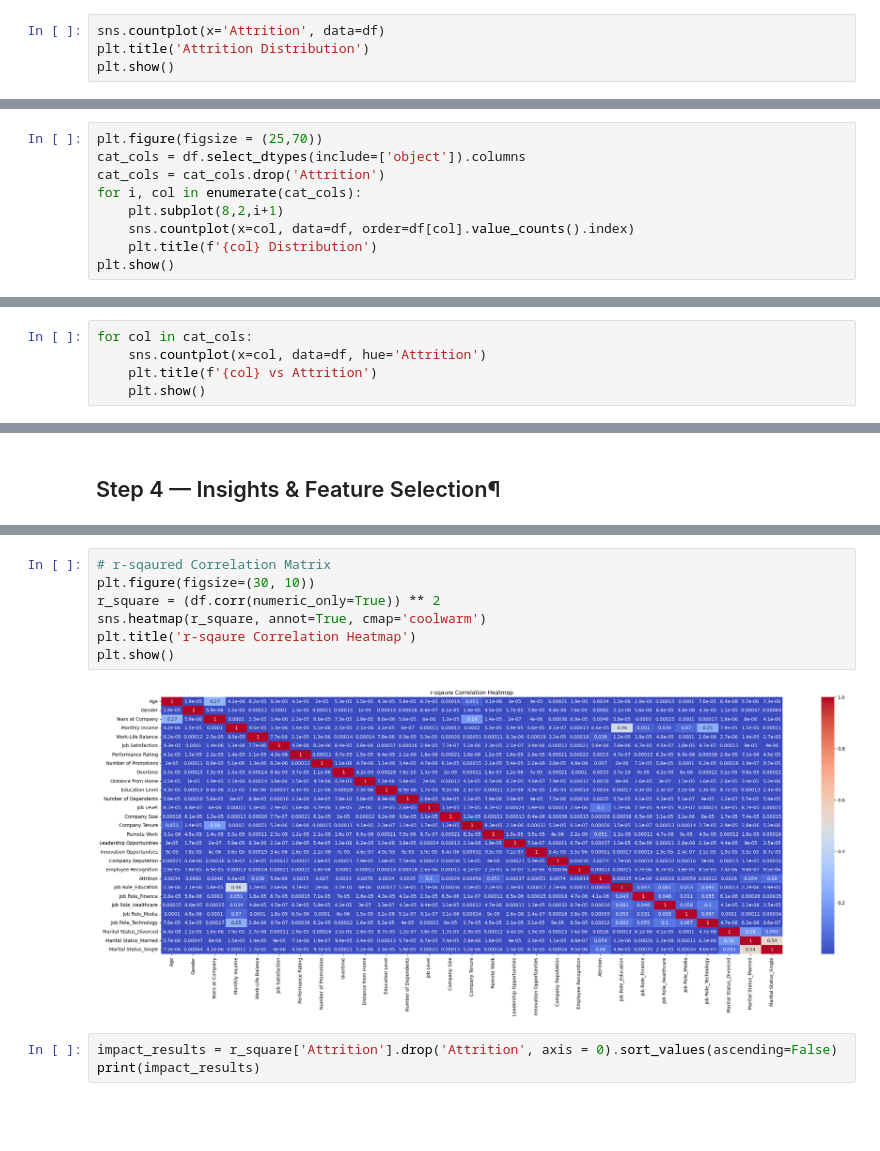
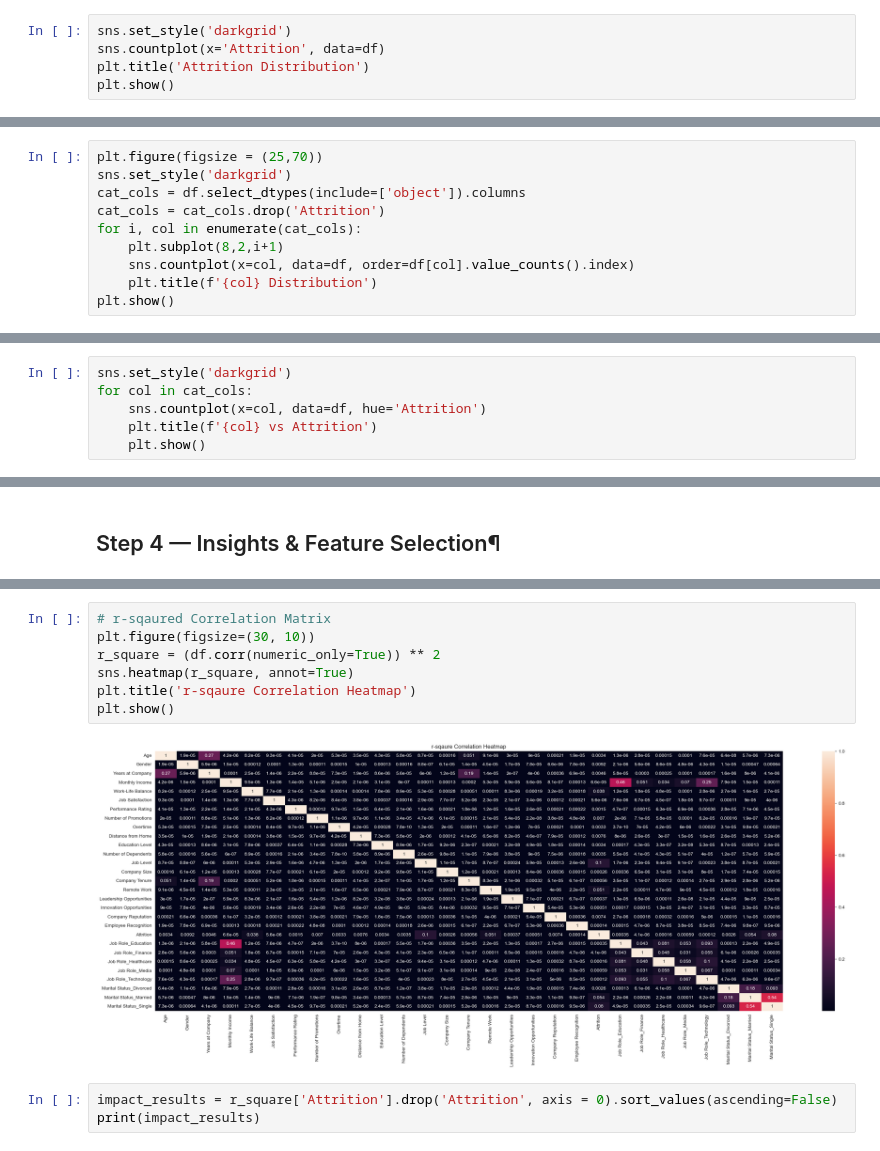
Before and after one commit to Mazen-2005/Employee-Attrition-Prediction-Classification-, a Jupyter notebook: notebooks/Employee Attrition.ipynb, the cells around one changed output, grey strips where cells are left out. Saved outputs shown, nothing was run; the diff lists cells and outputs as text; blank space fills up the shorter version.

```diff
--- a/notebooks/Employee Attrition.ipynb
+++ b/notebooks/Employee Attrition.ipynb
@@ -63,6 +70,7 @@ df.describe()
 | 75% | 49.000000 | 23.000000 | 8852.000000 | 2.000000 | 75.000000 | ... |
 | max | 59.000000 | 51.000000 | 15063.000000 | 4.000000 | 99.000000 | ... |
 # %%
+sns.set_style('darkgrid')
 sns.countplot(x='Attrition', data=df)
 plt.title('Attrition Distribution')
 plt.show()
@@ -71,5 +79,6 @@ plt.show()
 # %%
 plt.figure(figsize = (25,70))
+sns.set_style('darkgrid')
 cat_cols = df.select_dtypes(include=['object']).columns
 cat_cols = cat_cols.drop('Attrition')
 for i, col in enumerate(cat_cols):
@@ -101,4 +110,5 @@ plt.show()
 # %%
+sns.set_style('darkgrid')
 for col in cat_cols:
     sns.countplot(x=col, data=df, hue='Attrition')
     plt.title(f'{col} vs Attrition')
@@ -271,12 +287,12 @@ plt.show()
 # %%
 # r-sqaured Correlation Matrix
 plt.figure(figsize=(30, 10))
 r_square = (df.corr(numeric_only=True)) ** 2
-sns.heatmap(r_square, annot=True, cmap='coolwarm')
+sns.heatmap(r_square, annot=True)
 plt.title('r-sqaure Correlation Heatmap')
 plt.show()
 # %% [output]
-[figure, old version]
+[figure, new version]
 # %%
 impact_results = r_square['Attrition'].drop('Attrition', axis = 0).sort_values(ascending=False)
 print(impact_results)
```
Also changed, not shown: parts of 13 cells of this notebook.
